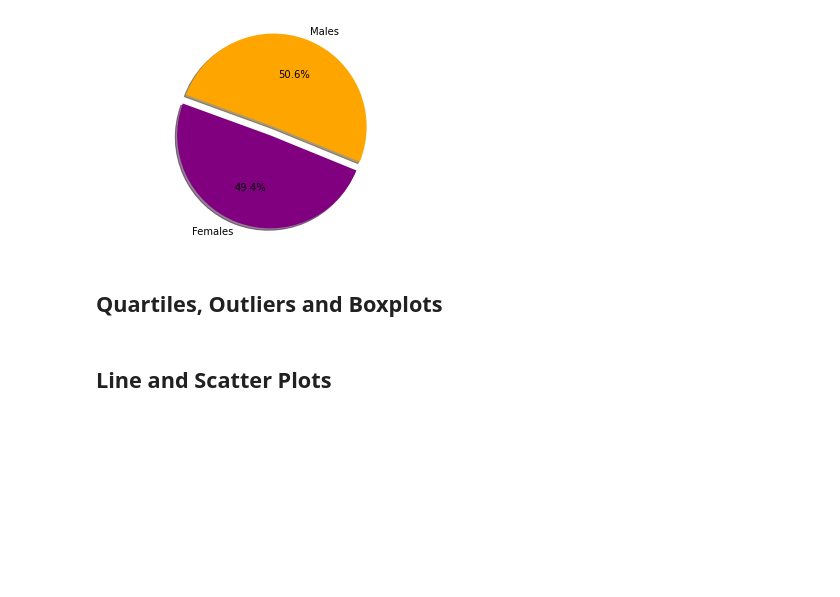
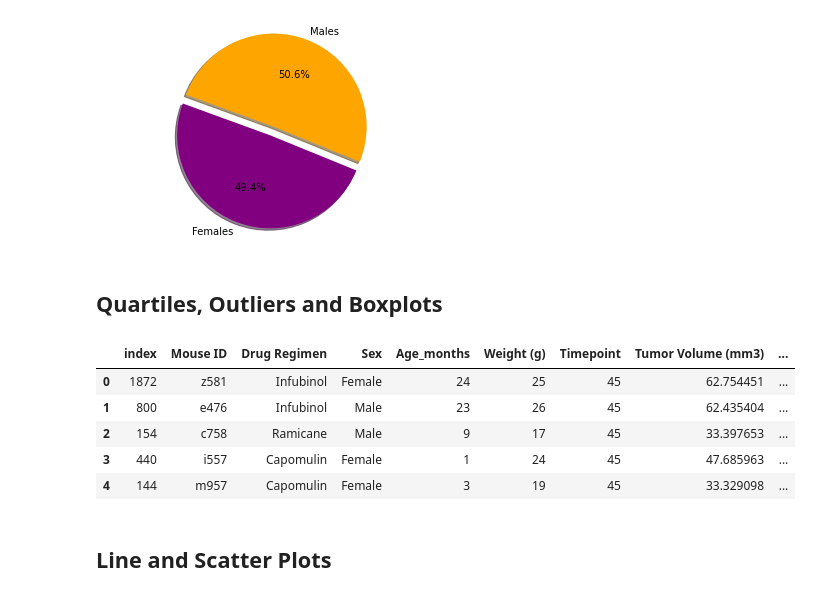
Before and after one commit to SGGO911/Matplotlib-Challenge, a Jupyter notebook: pymaceuticals_starter.ipynb, the cells around one changed output. Drawn from its saved outputs; the diff is of its cells as text; code cells hidden in the pictures; blank space fills up the shorter version.

```diff
--- a/pymaceuticals_starter.ipynb
+++ b/pymaceuticals_starter.ipynb
@@ -229,11 +229,26 @@ plt.axis("equal")
 # %%
 # Calculate the final tumor volume of each mouse across four of the treatment regimens:
 # Capomulin, Ramicane, Infubinol, and Ceftamin
+
+filtered_df = combine_data_df.loc[(combine_data_df["Drug Regimen"] == "Capomulin") |
+                                  (combine_data_df["Drug Regimen"] == "Ramicane") |
+                                  (combine_data_df["Drug Regimen"] == "Infubinol") |
+                                  (combine_data_df["Drug Regimen"] == "Ceftamin"), :]
+
+filtered_df = filtered_df.sort_values("Timepoint", ascending = False)
+filtered_df.head().reset_index()
 
 # Start by getting the last (greatest) timepoint for each mouse
 
 
 # Merge this group df with the original dataframe to get the tumor volume at the last timepoint
+# %% [output]
+|  | index | Mouse ID | Drug Regimen | Sex | Age_months | Weight (g) | Timepoint | Tumor Volume (mm3) | ... |
+| 0 | 1872 | z581 | Infubinol | Female | 24 | 25 | 45 | 62.754451 | ... |
+| 1 | 800 | e476 | Infubinol | Male | 23 | 26 | 45 | 62.435404 | ... |
+| 2 | 154 | c758 | Ramicane | Male | 9 | 17 | 45 | 33.397653 | ... |
+| 3 | 440 | i557 | Capomulin | Female | 1 | 24 | 45 | 47.685963 | ... |
+| 4 | 144 | m957 | Capomulin | Female | 3 | 19 | 45 | 33.329098 | ... |
 # %%
 # Put treatments into a list for for loop (and later for plot labels)
 
```
Also changed, not shown: parts of 2 cells of this notebook.
